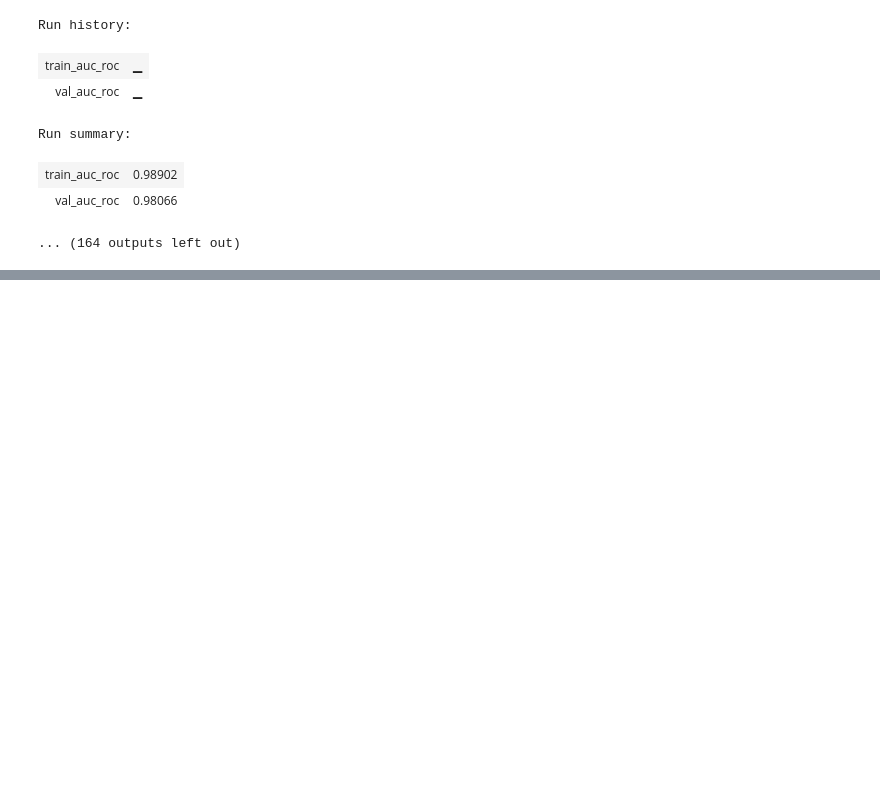
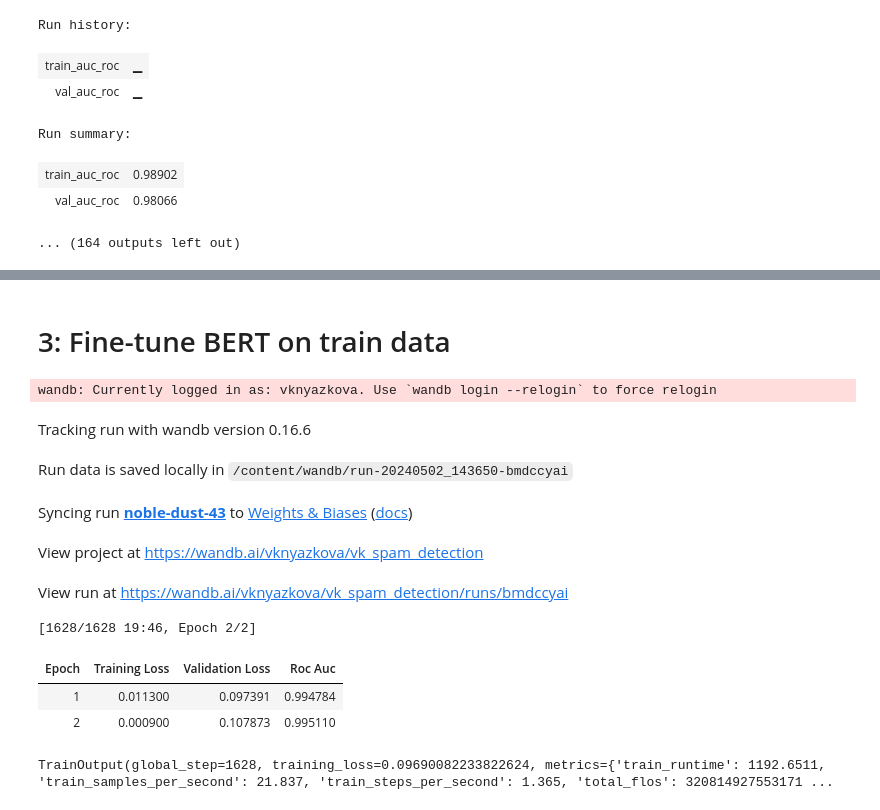
Before and after one commit to vknyazkova/vk_testtask_spam, a Jupyter notebook: vk_spam.ipynb, the cells around one changed output, grey strips where cells are left out. Drawn from its saved outputs; the diff is of its cells as text; code cells hidden in the pictures; blank space fills up the shorter version.

Commit message:
add bert pipeline

```diff
--- a/vk_spam.ipynb
+++ b/vk_spam.ipynb
@@ -377,0 +411,6 @@ Run summary:
+# %%
+train_dataset = Dataset.from_pandas(train_set.rename(columns={'text_type': 'labels'}), split='train')
+val_dataset = Dataset.from_pandas(val_set.rename(columns={'text_type': 'labels'}), split='test')
+
+train_loader = DataLoader(train_dataset, batch_size=16, shuffle=False)
+val_loader = DataLoader(val_dataset, batch_size=16, shuffle=False)
@@ -377,0 +429,16 @@ Run summary:
+# %% [markdown]
+# 3: Fine-tune BERT on train data
+# %%
+data_collator = DataCollatorWithPadding(tokenizer=bert_classifier.tokenizer, return_tensors="pt", padding='longest')
+rocauc = evaluate.load("roc_auc")
+# %%
+def preprocess_function(examples):
+    return bert_classifier.tokenizer(examples["text"], truncation=True, padding=True, return_tensors='pt')
+
+tokenized_train = train_dataset.map(preprocess_function, batched=True)
+tokenized_val = val_dataset.map(preprocess_function, batched=True)
+# %%
+def compute_metrics(eval_pred):
+    predictions, labels = eval_pred
+    probs = F.softmax(torch.tensor(predictions), dim=1)
+    return rocauc.compute(references=labels, prediction_scores=probs[:, 1])
@@ -377,0 +447,37 @@ Run summary:
+# %%
+training_args = TrainingArguments(
+    output_dir='bert_spam_detection',
+    learning_rate=2e-5,
+    per_device_train_batch_size=16,
+    per_device_eval_batch_size=16,
+    num_train_epochs=2,
+    weight_decay=0.01,
+    evaluation_strategy="epoch",
+    save_strategy="epoch",
+    report_to="wandb",
+    logging_steps=1,
+)
+
+trainer = Trainer(
+    model=bert_classifier.model,
+    args=training_args,
+    train_dataset=tokenized_train,
+    eval_dataset=tokenized_val,
+    tokenizer=bert_classifier.tokenizer,
+    data_collator=data_collator,
+    compute_metrics=compute_metrics,
+)
+
+trainer.train()
+# %% [output]
+wandb: Currently logged in as: vknyazkova. Use `wandb login --relogin` to force relogin
+Tracking run with wandb version 0.16.6
+Run data is saved locally in /content/wandb/run-20240502_143650-bmdccyai
+Syncing run noble-dust-43 to Weights & Biases (docs)
+View project at https://wandb.ai/vknyazkova/vk_spam_detection
+View run at https://wandb.ai/vknyazkova/vk_spam_detection/runs/bmdccyai
+[1628/1628 19:46, Epoch 2/2]
+| Epoch | Training Loss | Validation Loss | Roc Auc |
+| 1 | 0.011300 | 0.097391 | 0.994784 |
+| 2 | 0.000900 | 0.107873 | 0.995110 |
+TrainOutput(global_step=1628, training_loss=0.09690082233822624, metrics={'train_runtime': 1192.6511, 'train_samples_per_second': 21.837, 'train_steps_per_second': 1.365, 'total_flos': 320814927553171 ...
```
Also changed, not shown: parts of 25 cells of this notebook.
